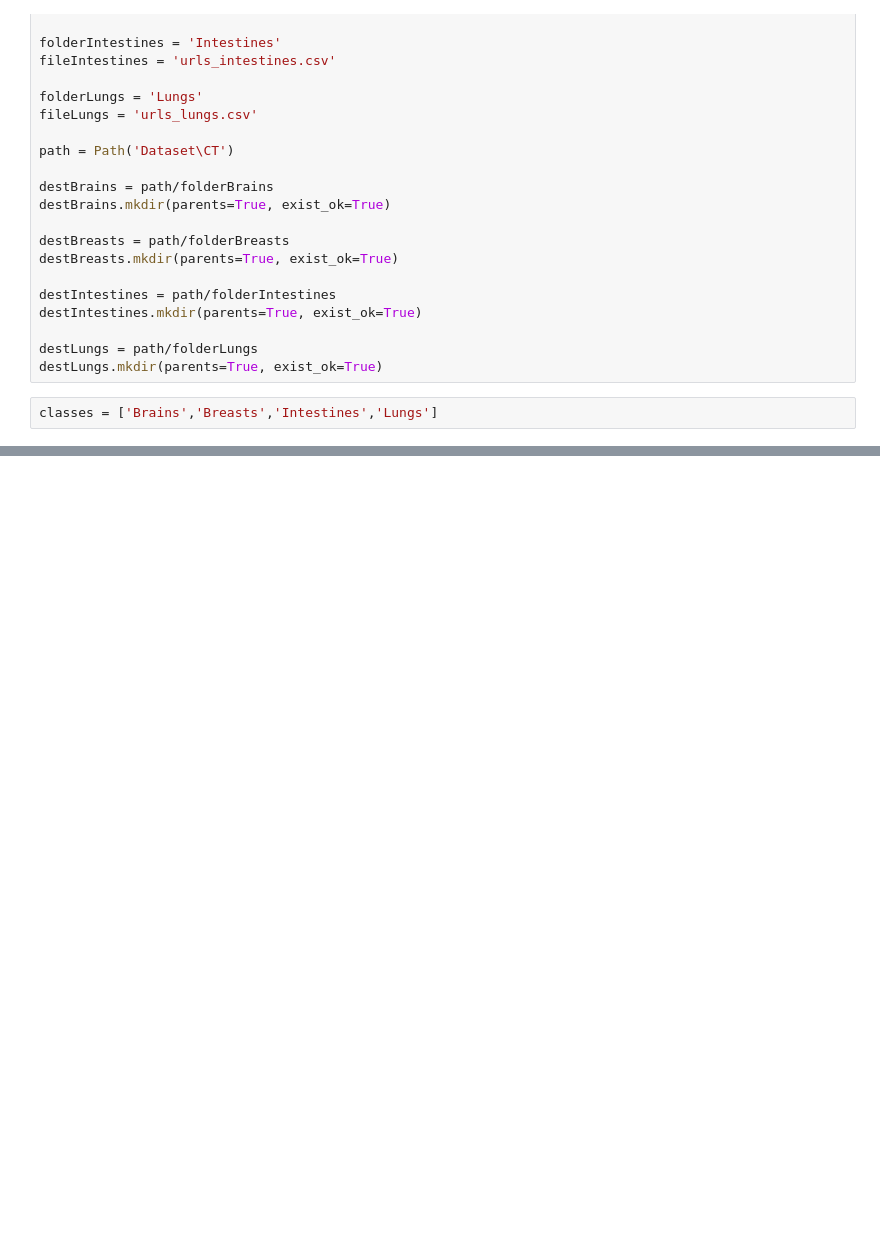
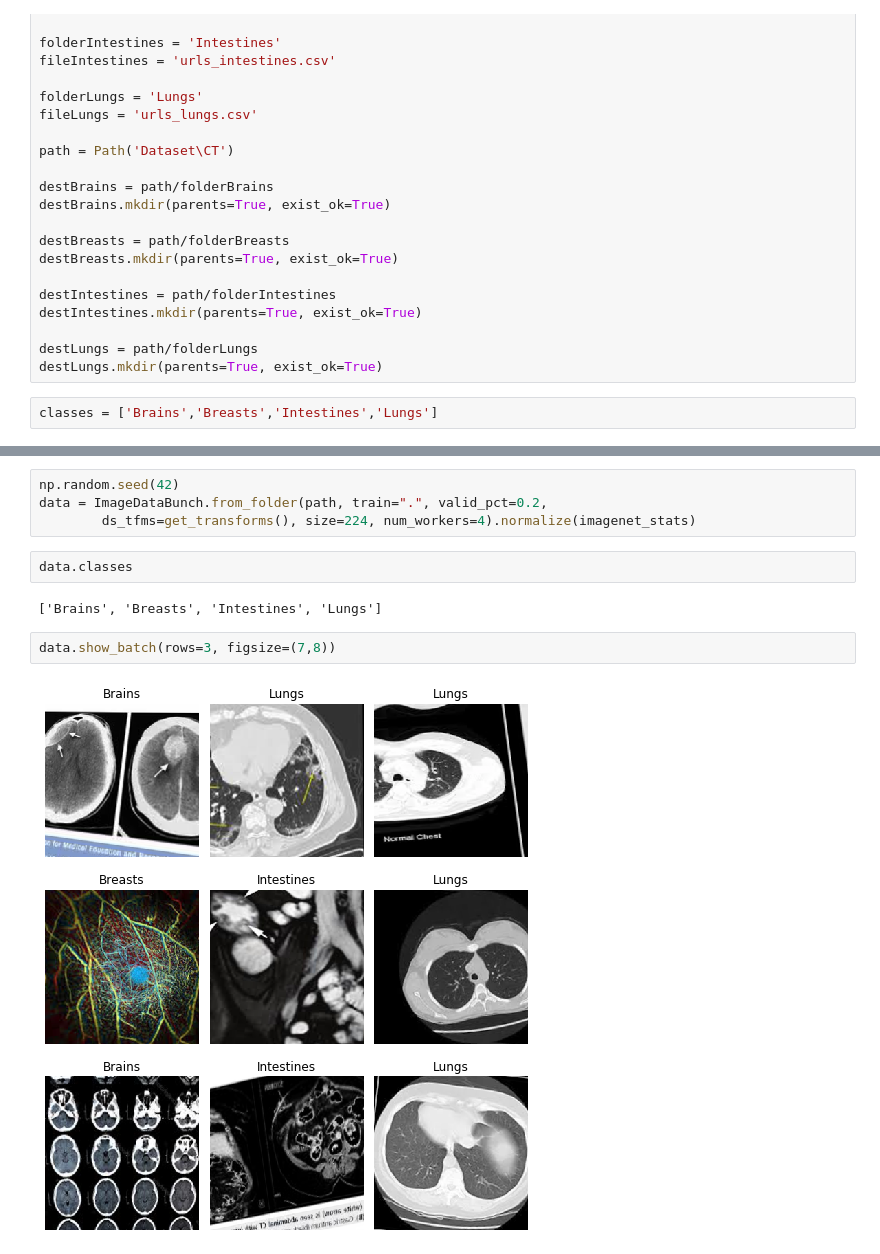
Before and after one commit to Dakunu01/FastAI_Project, a Jupyter notebook: Fast_AI_Project.ipynb, the cells around one changed output, grey strips where cells are left out. Saved outputs shown, nothing was run; the diff lists cells and outputs as text; blank space fills up the shorter version.

```diff
--- a/Fast_AI_Project.ipynb
+++ b/Fast_AI_Project.ipynb
@@ -43,0 +57,12 @@ download_images(path/fileLungs, destLungs, max_pics=200)
+# %%
+np.random.seed(42)
+data = ImageDataBunch.from_folder(path, train=".", valid_pct=0.2,
+        ds_tfms=get_transforms(), size=224, num_workers=4).normalize(imagenet_stats)
+# %%
+data.classes
+# %% [output]
+['Brains', 'Breasts', 'Intestines', 'Lungs']
+# %%
+data.show_batch(rows=3, figsize=(7,8))
+# %% [output]
+[figure, added]
```
Also changed, not shown: parts of 1 cell of this notebook.
